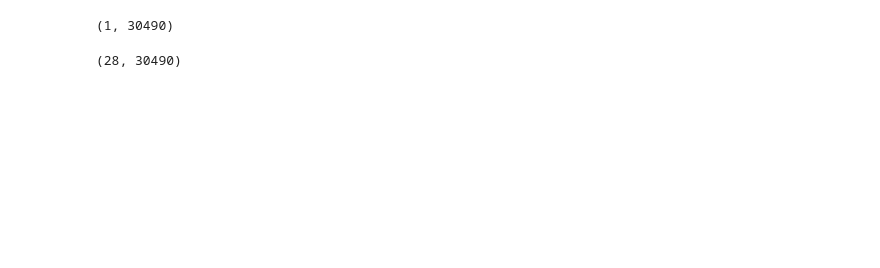
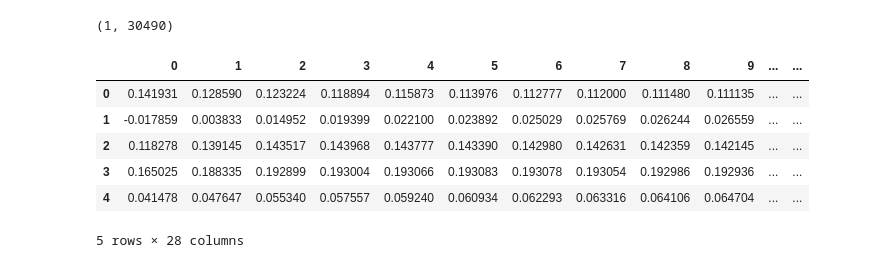
Before and after one commit to iamyugachang/kaggle-m5-forecasting, a Jupyter notebook: m5-forecast-with-simple-lstm_yuga.ipynb, the cells around one changed output. Drawn from its saved outputs; the diff is of its cells as text; code cells hidden in the pictures; blank space fills up the shorter version.

Commit message:
update lgbm, lstm version

```diff
--- a/m5-forecast-with-simple-lstm_yuga.ipynb
+++ b/m5-forecast-with-simple-lstm_yuga.ipynb
@@ -86,2 +88,4 @@ Epoch 10/10
 # %% [markdown]
 ## Test Data
+# %%
+model = tf.keras.models.load_model('lstm_model')
@@ -109,7 +123,14 @@ for i in range(forecast_day):
     predictions = model.predict(X_test)
     train_df = np.concatenate((train_df, predictions))
 submission = train_df[forecast_day*(-1):]
-# %%
-submission.shape
-# %% [output]
-(28, 30490)
+# %%
+new_sub = pd.DataFrame(submission.T)
+new_sub.head()
+# %% [output]
+|  | 0 | 1 | 2 | 3 | 4 | 5 | 6 | 7 | 8 | 9 | ... | ... |
+| 0 | 0.141931 | 0.128590 | 0.123224 | 0.118894 | 0.115873 | 0.113976 | 0.112777 | 0.112000 | 0.111480 | 0.111135 | ... | ... |
+| 1 | -0.017859 | 0.003833 | 0.014952 | 0.019399 | 0.022100 | 0.023892 | 0.025029 | 0.025769 | 0.026244 | 0.026559 | ... | ... |
+| 2 | 0.118278 | 0.139145 | 0.143517 | 0.143968 | 0.143777 | 0.143390 | 0.142980 | 0.142631 | 0.142359 | 0.142145 | ... | ... |
+| 3 | 0.165025 | 0.188335 | 0.192899 | 0.193004 | 0.193066 | 0.193083 | 0.193078 | 0.193054 | 0.192986 | 0.192936 | ... | ... |
+| 4 | 0.041478 | 0.047647 | 0.055340 | 0.057557 | 0.059240 | 0.060934 | 0.062293 | 0.063316 | 0.064106 | 0.064704 | ... | ... |
+5 rows × 28 columns
```
Also changed, not shown: parts of 9 cells of this notebook, 4 other files.
